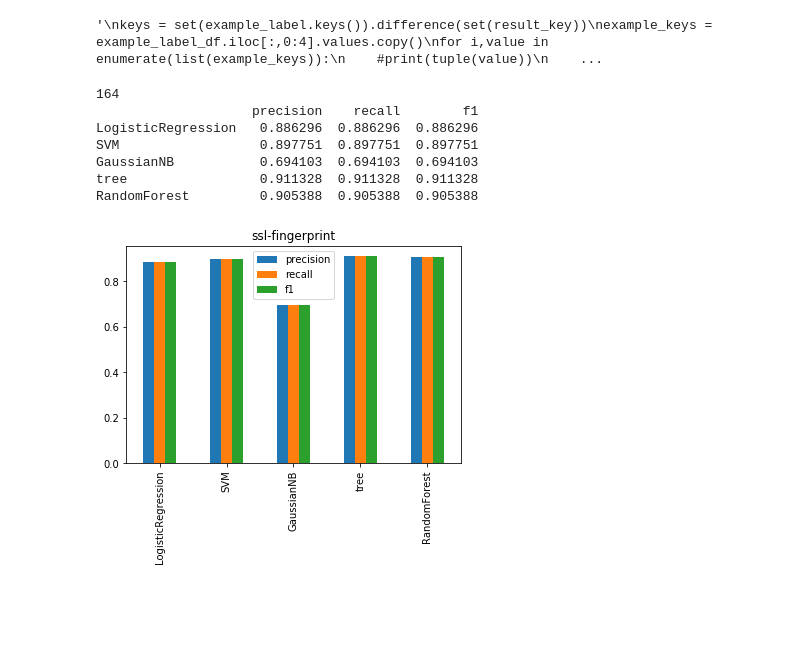
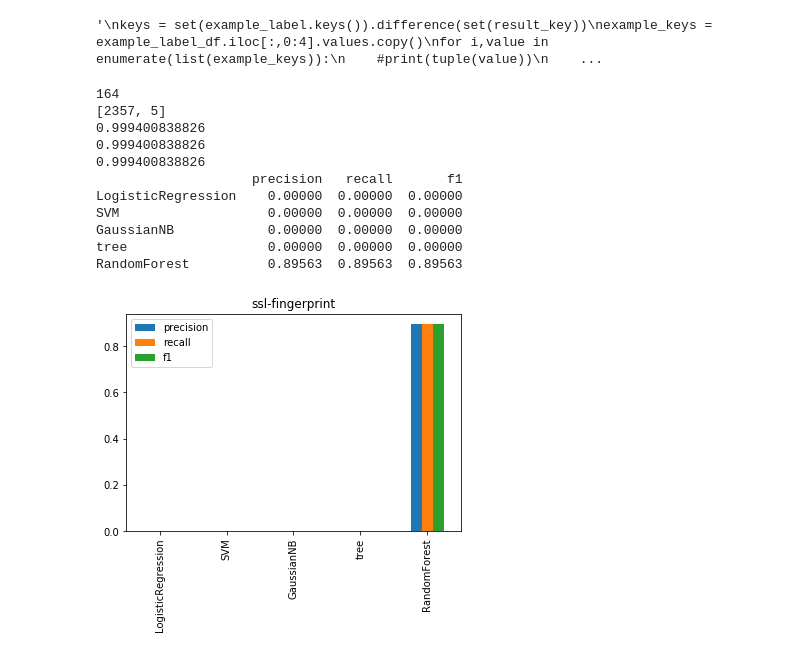
Before and after one commit to geedge/gradproj, a Jupyter notebook: Experiment/ExpertFeature/tls_cert_length.ipynb, the cells around one changed output. Drawn from its saved outputs; the diff is of its cells as text; code cells hidden in the pictures; blank space fills up the shorter version.

```diff
--- a/Experiment/ExpertFeature/tls_cert_length.ipynb
+++ b/Experiment/ExpertFeature/tls_cert_length.ipynb
@@ -292,6 +292,30 @@ examples = result_df.values.copy()
 print(len(examples[0]))
 score_df = pd.DataFrame(np.zeros((5,3)),index = ['LogisticRegression', 'SVM', 'GaussianNB', 'tree', 'RandomForest'], \
                         columns = ['precision', 'recall', 'f1'])
+
+
+def my_pred(y_pred, y_test, proba):
+    y_pred1 = list()
+    y_test1 = list()
+    [rows, clos] = proba.shape
+    print([rows, clos])
+    right_count = 0
+    wrong_count = 0
+    for i in range(rows):
+        temp = max(proba[i])
+        if temp < 0.95:
+            continue
+        y_pred1.append(y_pred[i])
+        y_test1.append(y_test[i])
+    f1 = f1_score(y_test1, y_pred1, average='micro')
+    recall = recall_score(y_test1, y_pred1, average='micro')
+    precision = precision_score(y_test1, y_pred1, average='micro')
+    print(precision)
+    print(recall)
+    print(f1)
+
+
+'''
 #def a():
 f1_score_list = list()
 recall_score_list = list()
@@ -370,39 +394,45 @@ for i in range(1):
     f1_score_list.append(f1_score(y_test, y_pred, average='micro'))
     recall_score_list.append(recall_score(y_test, y_pred, average='micro'))
     precision_score_list.append(precision_score(y_test, y_pred, average='micro'))
 scores = [np.mean(precision_score_list), np.mean(recall_score_list), np.mean(f1_score_list)]
 score_df.loc['tree'] = scores
+'''
 
 f1_score_list = list()
 recall_score_list = list()
 precision_score_list = list()
 for i in range(1):
-    #np.random.shuffle(examples)
+    np.random.shuffle(examples)
     examples_train = examples[:int(len(examples)*0.75)]
     examples_test = examples[int(len(examples)*0.75):]
     x_train = examples_train[:,0:-1]
     y_train = examples_train[:,-1]
     x_test = examples_test[:,0:-1]
     y_test = examples_test[:,-1]
     classifer = RandomForestClassifier()
     classifer.fit(x_train, y_train)
     y_pred = classifer.predict(x_test)
     f1_score_list.append(f1_score(y_test, y_pred, average='micro'))
     recall_score_list.append(recall_score(y_test, y_pred, average='micro'))
     precision_score_list.append(precision_score(y_test, y_pred, average='micro'))
-
+    proba = classifer.predict_proba(x_test)
+    my_pred(y_pred, y_test, proba)
 scores = [np.mean(precision_score_list), np.mean(recall_score_list), np.mean(f1_score_list)]
 score_df.loc['RandomForest'] = scores
 print(score_df)
 ax = score_df.plot.bar(title='ssl-fingerprint')
 fig = ax.get_figure()
 #fig.savefig('../figure/ssl.svg')
 # %% [output]
 164
-                    precision    recall        f1
-LogisticRegression   0.886296  0.886296  0.886296
-SVM                  0.897751  0.897751  0.897751
-GaussianNB           0.694103  0.694103  0.694103
-tree                 0.911328  0.911328  0.911328
-RandomForest         0.905388  0.905388  0.905388
+[2357, 5]
+0.999400838826
+0.999400838826
+0.999400838826
+                    precision   recall       f1
+LogisticRegression    0.00000  0.00000  0.00000
+SVM                   0.00000  0.00000  0.00000
+GaussianNB            0.00000  0.00000  0.00000
+tree                  0.00000  0.00000  0.00000
+RandomForest          0.89563  0.89563  0.89563
-[figure, old version]
+[figure, new version]
```
Also changed, not shown: 14 other files.
